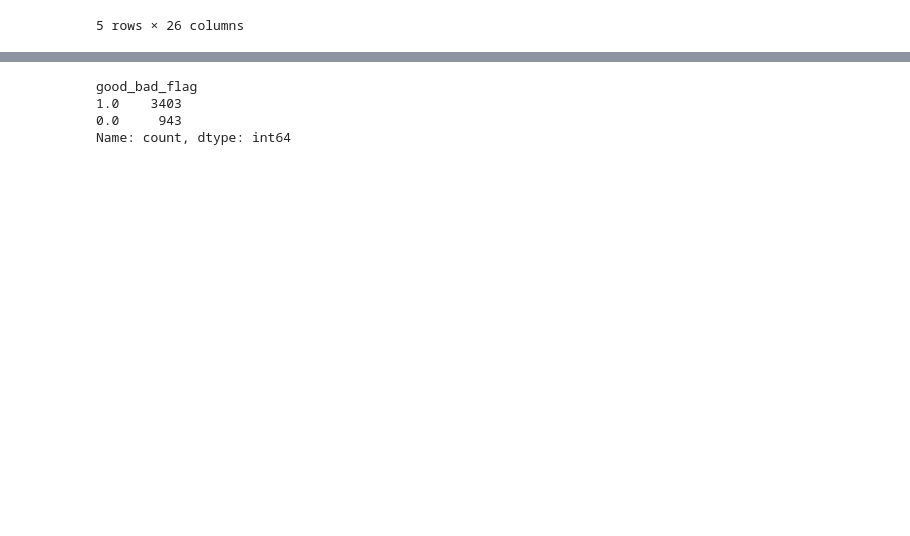
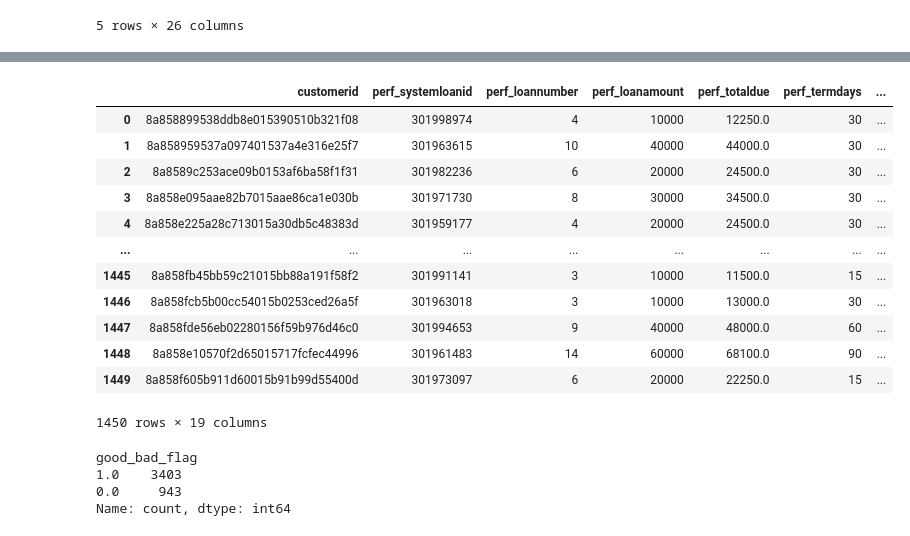
Before and after one commit to kakopo/loan-default-prediction-challenge-group-8, a Jupyter notebook: data_analysis_improved.ipynb, the cells around one changed output, grey strips where cells are left out. Drawn from its saved outputs; the diff is of its cells as text; code cells hidden in the pictures; blank space fills up the shorter version.

```diff
--- a/data_analysis_improved.ipynb
+++ b/data_analysis_improved.ipynb
@@ -264,0 +361,27 @@ loan_data
+# %%
+test_loan_data['employment_status_clients'].fillna("Employment_unknown", inplace=True)
+# %%
+# dealing with all the date and time values and converting them to datetime objects
+
+test_loan_data['creationdate'] = pd.to_datetime(test_loan_data['creationdate'])
+test_loan_data['closeddate'] = pd.to_datetime(test_loan_data['closeddate'])
+test_loan_data['approveddate'] = pd.to_datetime(test_loan_data['approveddate'])
+test_loan_data['firstrepaiddate'] = pd.to_datetime(test_loan_data['firstrepaiddate'])
+test_loan_data['firstduedate'] = pd.to_datetime(test_loan_data['firstduedate'])
+
+
+test_loan_data['creationlapse'] = ((test_loan_data.closeddate - test_loan_data.creationdate)/np.timedelta64(1, 'h'))
+test_loan_data['creationlapse'] = test_loan_data['creationlapse'].round(1).astype(float)
+
+
+test_loan_data['approvedlapse'] = ((test_loan_data.closeddate - test_loan_data.approveddate)/np.timedelta64(1, 'h'))
+test_loan_data['approvedlapse'] = test_loan_data['approvedlapse'].round(1).astype(float)
+
+
+test_loan_data['repaymentlapse'] = ((test_loan_data.firstduedate - test_loan_data.firstrepaiddate)/np.timedelta64(1, 'h'))
+test_loan_data['repaymentlapse'] = test_loan_data['repaymentlapse'].round(1).astype(float)
+# %%
+le= LabelEncoder()
+test_loan_data["bank_account_type"]= le.fit_transform(test_loan_data["bank_account_type"].values)
+test_loan_data["bank_name_clients"]= le.fit_transform(test_loan_data["bank_name_clients"].values)
+test_loan_data["employment_status_clients"]= le.fit_transform(test_loan_data["employment_status_clients"].values)
@@ -264,0 +430,5 @@ loan_data
+# %%
+test_loan_data = test_loan_data.drop(columns = ['birthdate', 'approveddate',
+                                      'creationdate', 'closeddate', 'firstduedate', 'firstrepaiddate',
+                                      'perf_approveddate', 'perf_creationdate', 'employment_status_clients'], axis =1)
+test_loan_data.head()
@@ -265,3 +465,19 @@ loan_data
+# %%
+test_loan_data
+# %% [output]
+|  | customerid | perf_systemloanid | perf_loannumber | perf_loanamount | perf_totaldue | perf_termdays | ... |
+| 0 | 8a858899538ddb8e015390510b321f08 | 301998974 | 4 | 10000 | 12250.0 | 30 | ... |
+| 1 | 8a858959537a097401537a4e316e25f7 | 301963615 | 10 | 40000 | 44000.0 | 30 | ... |
+| 2 | 8a8589c253ace09b0153af6ba58f1f31 | 301982236 | 6 | 20000 | 24500.0 | 30 | ... |
+| 3 | 8a858e095aae82b7015aae86ca1e030b | 301971730 | 8 | 30000 | 34500.0 | 30 | ... |
+| 4 | 8a858e225a28c713015a30db5c48383d | 301959177 | 4 | 20000 | 24500.0 | 30 | ... |
+| ... | ... | ... | ... | ... | ... | ... | ... |
+| 1445 | 8a858fb45bb59c21015bb88a191f58f2 | 301991141 | 3 | 10000 | 11500.0 | 15 | ... |
+| 1446 | 8a858fcb5b00cc54015b0253ced26a5f | 301963018 | 3 | 10000 | 13000.0 | 30 | ... |
+| 1447 | 8a858fde56eb02280156f59b976d46c0 | 301994653 | 9 | 40000 | 48000.0 | 60 | ... |
+| 1448 | 8a858e10570f2d65015717fcfec44996 | 301961483 | 14 | 60000 | 68100.0 | 90 | ... |
+| 1449 | 8a858f605b911d60015b91b99d55400d | 301973097 | 6 | 20000 | 22250.0 | 15 | ... |
+1450 rows × 19 columns
 # %%
 #separating the input features, X and the target feature, y that we want to predict
 X1 = loan_data.drop(['good_bad_flag'], axis=1)
```
Also changed, not shown: parts of 37 cells of this notebook.
